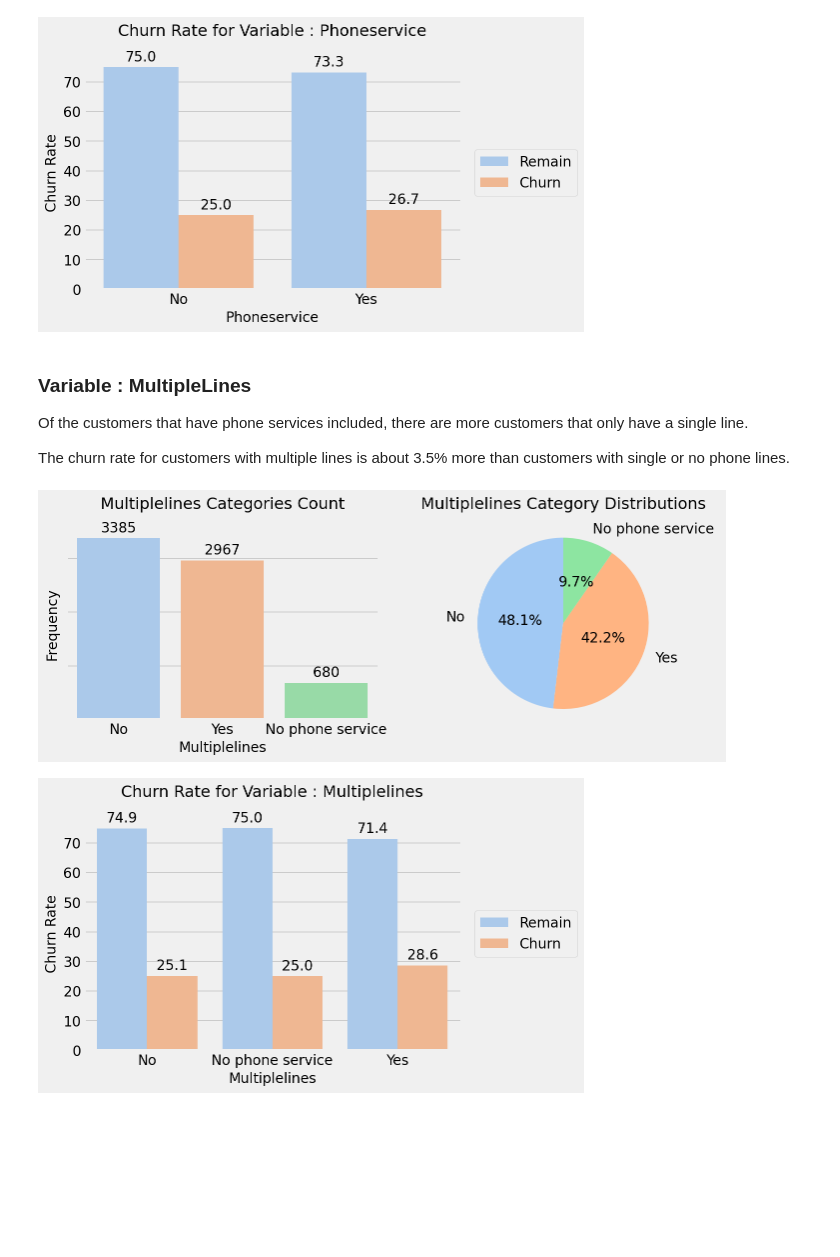
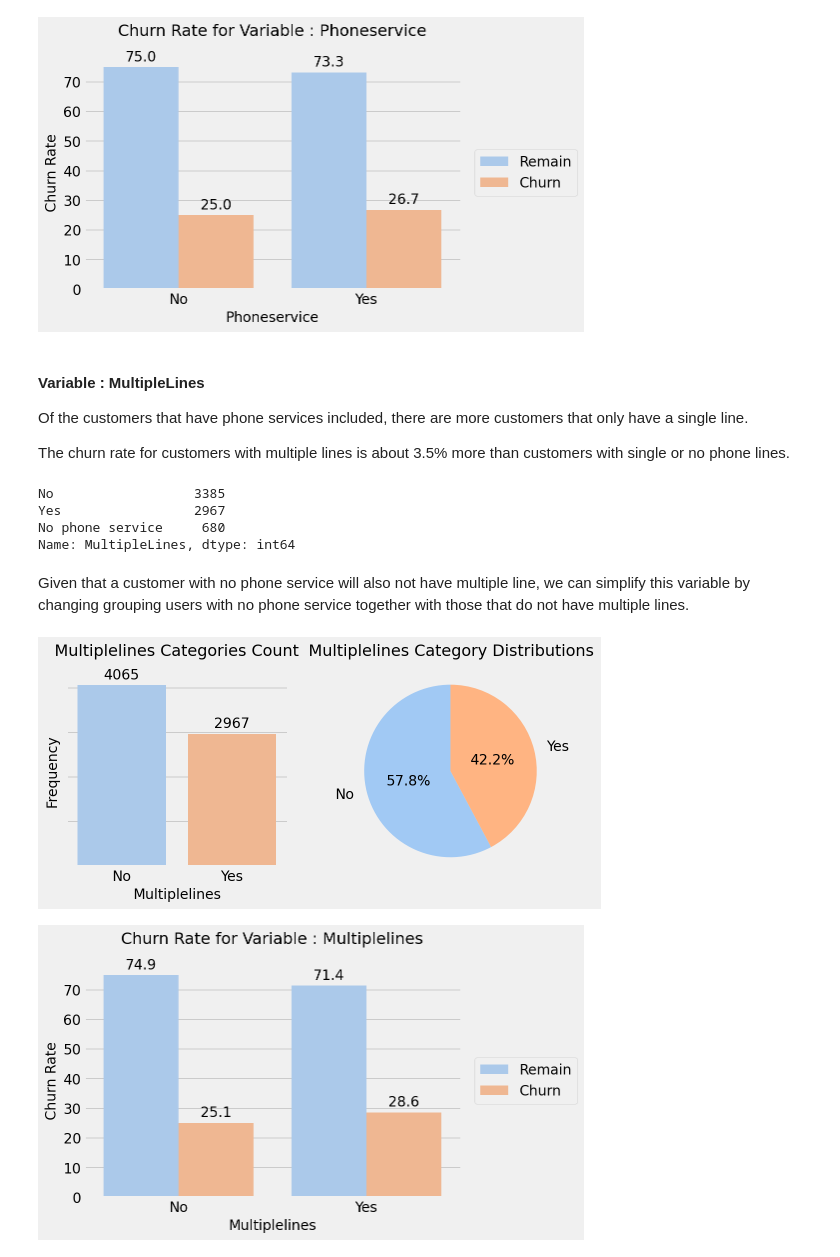
Before and after one commit to Joshuayeo95/Telco-Churn, a Jupyter notebook: eda.ipynb, the cells around one changed output. Saved outputs shown, nothing was run; the diff lists cells and outputs as text; code cells hidden in the pictures; blank space fills up the shorter version.

Commit message:
Started on internet related variables

```diff
--- a/eda.ipynb
+++ b/eda.ipynb
@@ -199,13 +203,26 @@ visualisation.barplot_with_hue(df, 'PhoneService', 'Churn', 'Churn Rate')
 [figure]
 [figure]
 # %% [markdown]
-### Variable : MultipleLines
+#### Variable : MultipleLines
 Of the customers that have phone services included, there are more customers that only have a single line.
 
 The churn rate for customers with multiple lines is about 3.5% more than customers with single or no phone lines.
+# %%
+df.MultipleLines.value_counts()
+# %% [output]
+No                  3385
+Yes                 2967
+No phone service     680
+Name: MultipleLines, dtype: int64
+# %% [markdown]
+Given that a customer with no phone service will also not have multiple line, we can simplify this variable by changing grouping users with no phone service together with those that do not have multiple lines.
+# %%
+df.MultipleLines = df.MultipleLines.apply(lambda x :
+                                         'No' if x == 'No phone service'
+                                         else x)
 # %%
-visualisation.count_pie_plots(df, 'MultipleLines', figsize=(10,4))
+visualisation.count_pie_plots(df, 'MultipleLines')
 visualisation.barplot_with_hue(df, 'MultipleLines', 'Churn', 'Churn Rate')
 # %% [output]
-[figure, old version]
+[figure, new version]
-[figure, old version]
+[figure, new version]
```
Also changed, not shown: parts of 15 cells of this notebook.
